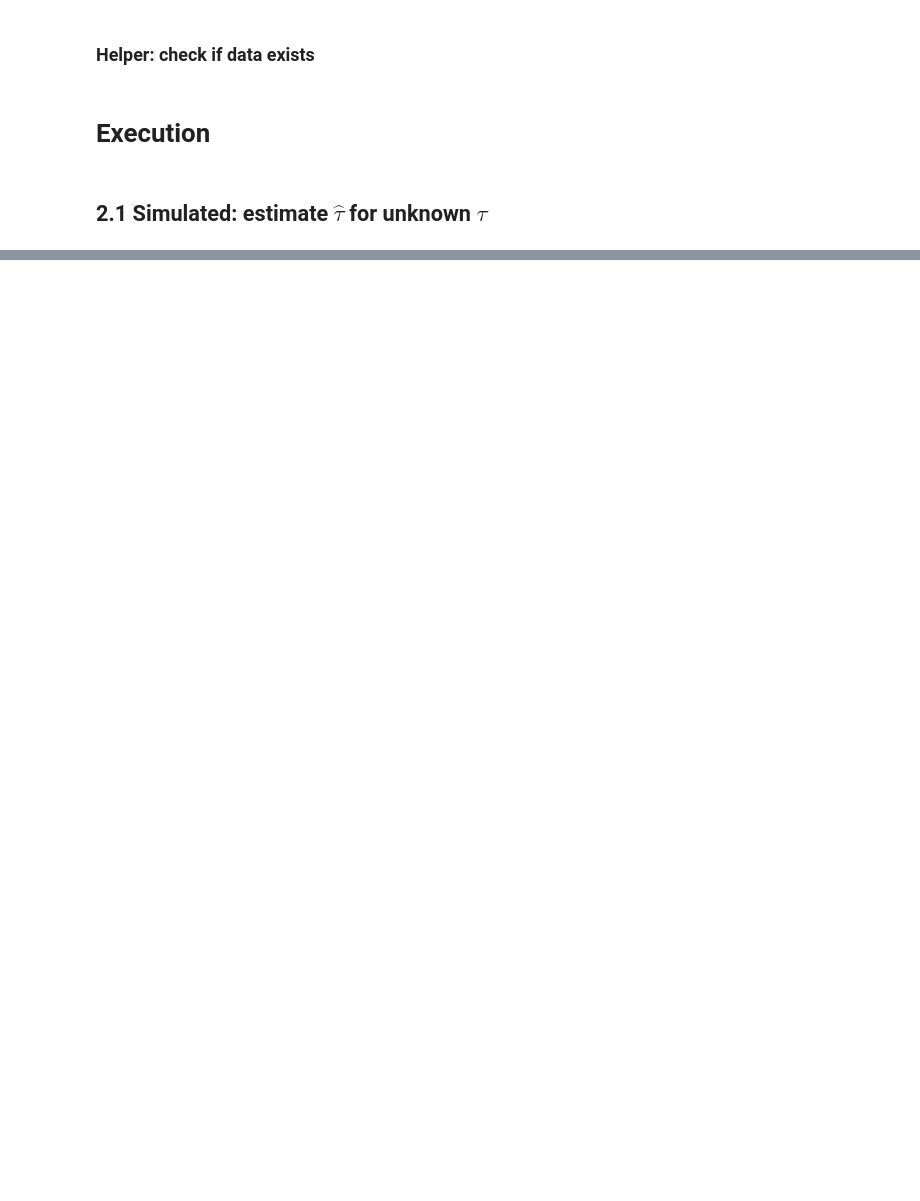
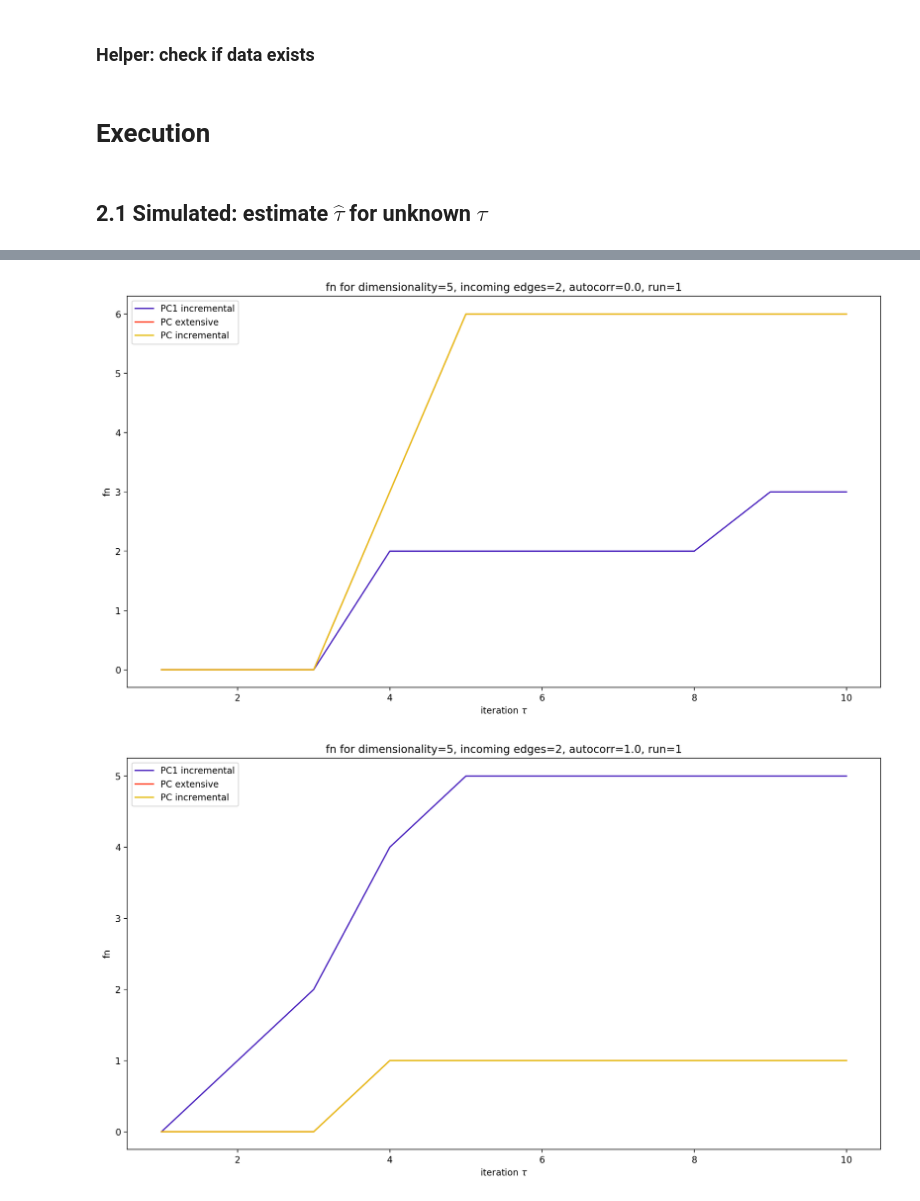
Before and after one commit to danthe96/CIoTS, a Jupyter notebook: notebooks/ICML/ICML Experiments Simulations.ipynb, the cells around one changed output, grey strips where cells are left out. Saved outputs shown, nothing was run; the diff lists cells and outputs as text; code cells hidden in the pictures; blank space fills up the shorter version.

Commit message:
Upload notebooks

```diff
--- a/notebooks/ICML/ICML Experiments Simulations.ipynb
+++ b/notebooks/ICML/ICML Experiments Simulations.ipynb
@@ -111,0 +112,44 @@ for group, result in results.groupby(['dimension', 'incoming edges', 'autocorr']
+# %%
+from math import floor
+
+names = ['PC1 incremental', 'PC extensive', 'PC incremental']
+prop = 'fn'
+
+width = 0.4
+results_path = 'notebooks/ICML/icml_results/'
+visualize = [(5, 5, 2, False), (5, 5, 2, True),(5, 10, 2, False), (5, 10, 2, True)]
+
+results = pd.read_csv(results_path + 'experiment3-Dim5.csv')
+true_taus = np.unique(results['max time lag'])
+
+for group, result in results.groupby(['max time lag', 'dimension', 'incoming edges', 'autocorr', 'run']):
+
+    tau = int(group[0])
+    dim = int(group[1])
+    in_edges = int(group[2])
+    autocorr = float(group[3])
+    run = int(group[4])
+
+    if( run != 1):
+        continue
+
+    if (tau, dim, in_edges, autocorr) not in visualize:
+        continue
+
+    colors = plt.cm.CMRmap(np.linspace(0,1,len(names)+2))
+    plt.figure(dpi=200, figsize=(15, 8))
+
+    x = result['tau estimate']
+    for i, name in enumerate(names):
+        y = result[name + '_' + prop]
+        plt.plot(x, y, color=colors[i+1], label=name)
+
+    plt.xlabel('iteration $\\tau$')
+    plt.ylabel(prop)
+    plt.title(f'{prop} for dimensionality={dim}, incoming edges={in_edges}, autocorr={autocorr}, run={run}')
+
+    plt.legend()
+    plt.show()
+# %% [output]
+[figure, added]
+[figure, added]
```
Also changed, not shown: parts of 3 cells of this notebook, 17 other files.
